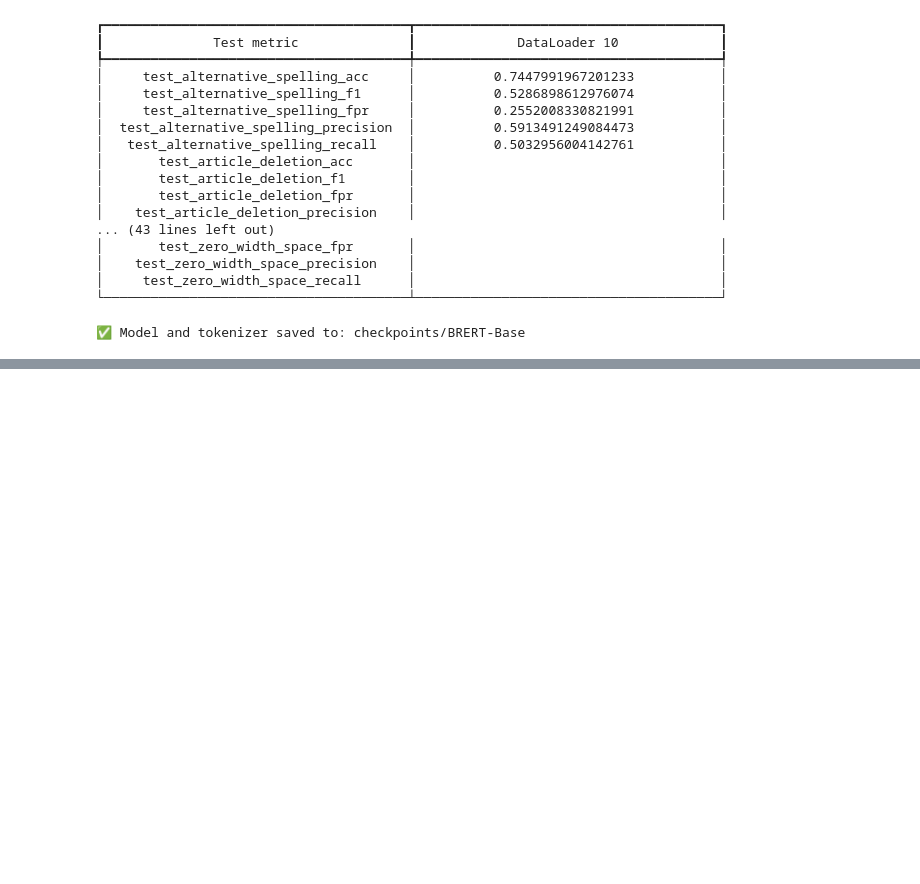
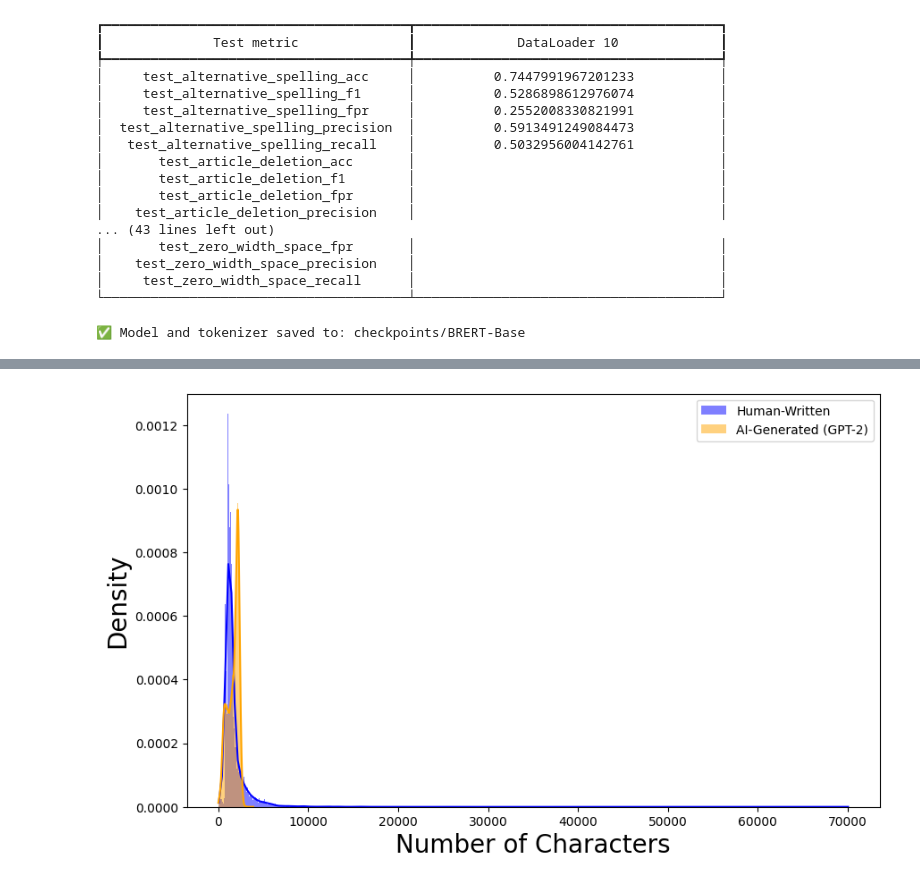
Before and after one commit to Kishor-Bhaumik/Data-Mining235, a Jupyter notebook: exp_bert_base.ipynb, the cells around one changed output, grey strips where cells are left out. Drawn from its saved outputs; the diff is of its cells as text; code cells hidden in the pictures; blank space fills up the shorter version.

```diff
--- a/exp_bert_base.ipynb
+++ b/exp_bert_base.ipynb
@@ -693,0 +775,40 @@ LOCAL_RANK: 0 - CUDA_VISIBLE_DEVICES: [0,1]
+# %%
+import matplotlib.pyplot as plt
+import seaborn as sns
+from datasets import load_dataset
+import pandas as pd
+
+# Load the raw training data
+full_train = load_dataset('liamdugan/raid', split='train')
+
+# 1. Use .map() to efficiently create a new 'length' column.
+# This is fast as it leverages Apache Arrow and doesn't require Pandas.
+def add_length(example):
+    example['length'] = len(example['generation'])
+    return example
+
+data_with_lengths = full_train.map(add_length)
+
+# 2. Filter the dataset to get only the rows you need.
+# These operations are also highly optimized.
+human_data = data_with_lengths.filter(lambda x: x['model']=='human' and x['attack']=='none')
+ai_data = data_with_lengths.filter(lambda x: x['model']=='gpt2' and x['attack']=='none')
+
+human_df = human_data.to_pandas()
+ai_df = ai_data.to_pandas()
+
+# Plotting
+# We now use the DataFrames created above and specify the column with x='length'
+plt.figure(figsize=(10, 6))
+sns.histplot(data=human_df, x='length', color='blue', label='Human-Written', kde=True, stat="density", linewidth=0)
+plt.legend(fontsize=25)
+sns.histplot(data=ai_df, x='length', color='orange', label='AI-Generated (GPT-2)', kde=True, stat="density", linewidth=0)
+#plt.title('Distribution of Text Length (Human vs. AI)')
+plt.xlabel('Number of Characters', fontsize=20)
+plt.ylabel('Density', fontsize=20)
+plt.legend()
+plt.savefig('text_length_distribution.png', dpi=300, bbox_inches='tight')
+plt.savefig('text_length_distribution.pdf', dpi=300, bbox_inches='tight')
+plt.show()
+# %% [output]
+[figure, added]
```
Also changed, not shown: parts of 4 cells of this notebook.
